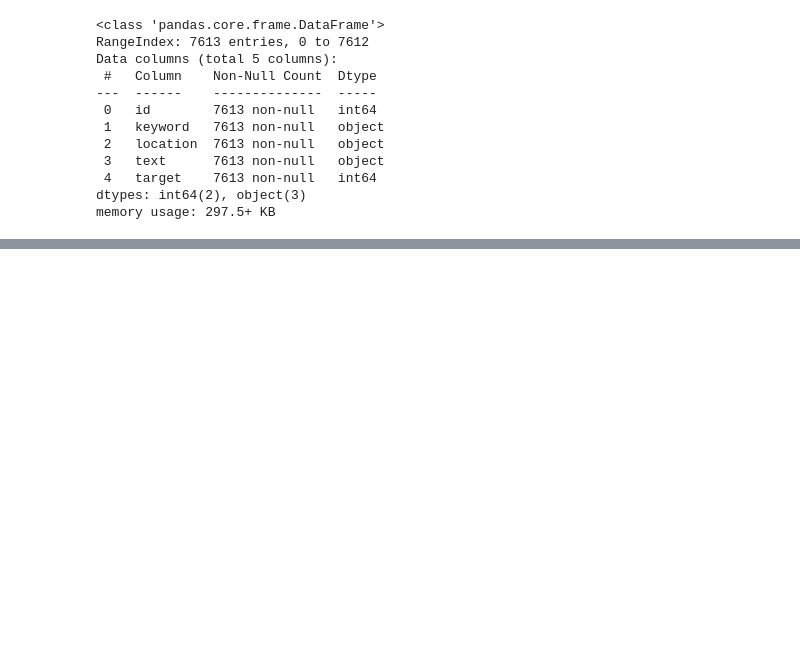
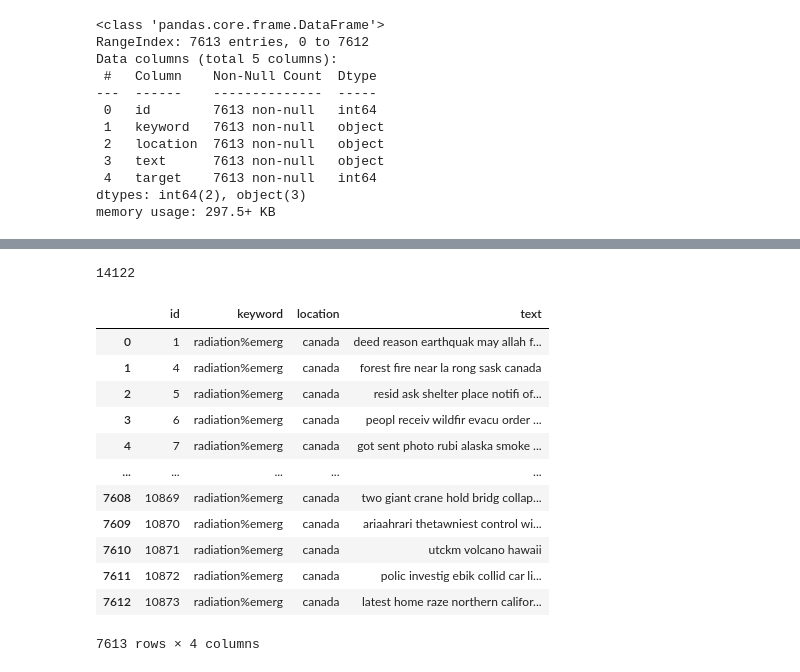
Before and after one commit to savindumahasen/Disaster-Prediction-with-NLP, a Jupyter notebook: classification.ipynb, the cells around one changed output, grey strips where cells are left out. Drawn from its saved outputs; the diff is of its cells as text; code cells hidden in the pictures; blank space fills up the shorter version.

Commit message:
Complete the text preprcoessing and divide the dataset

```diff
--- a/classification.ipynb
+++ b/classification.ipynb
@@ -133,0 +342,6 @@ memory usage: 297.5+ KB
+# %%
+from nltk.stem import PorterStemmer
+ps=PorterStemmer()
+# %%
+train_dataset['text']=train_dataset['text'].apply(lambda x:" ".join(ps.stem(x) for x in x.split()))
+train_dataset['text'].head()
@@ -133,0 +355,3 @@ memory usage: 297.5+ KB
+# %%
+train_dataset['keyword']=train_dataset['keyword'].apply(lambda x:" ".join(ps.stem(x) for x in x.split()))
+train_dataset['keyword'].head()
@@ -133,0 +431,4 @@ memory usage: 297.5+ KB
+# %%
+len(vocab)
+# %% [output]
+14122
@@ -133,0 +446,18 @@ memory usage: 297.5+ KB
+# %%
+x=train_dataset.drop('target', axis=1)
+# %%
+x
+# %% [output]
+|  | id | keyword | location | text |
+| 0 | 1 | radiation%emerg | canada | deed reason earthquak may allah f... |
+| 1 | 4 | radiation%emerg | canada | forest fire near la rong sask canada |
+| 2 | 5 | radiation%emerg | canada | resid ask shelter place notifi of... |
+| 3 | 6 | radiation%emerg | canada | peopl receiv wildfir evacu order ... |
+| 4 | 7 | radiation%emerg | canada | got sent photo rubi alaska smoke ... |
+| ... | ... | ... | ... | ... |
+| 7608 | 10869 | radiation%emerg | canada | two giant crane hold bridg collap... |
+| 7609 | 10870 | radiation%emerg | canada | ariaahrari thetawniest control wi... |
+| 7610 | 10871 | radiation%emerg | canada | utckm volcano hawaii |
+| 7611 | 10872 | radiation%emerg | canada | polic investig ebik collid car li... |
+| 7612 | 10873 | radiation%emerg | canada | latest home raze northern califor... |
+7613 rows × 4 columns
```
Also changed, not shown: parts of 51 cells of this notebook.
